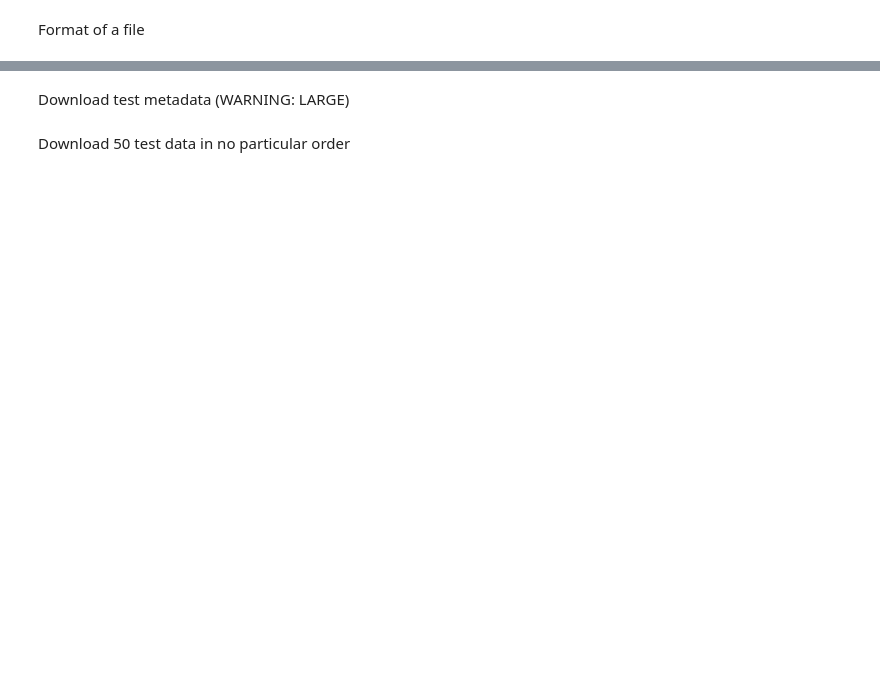
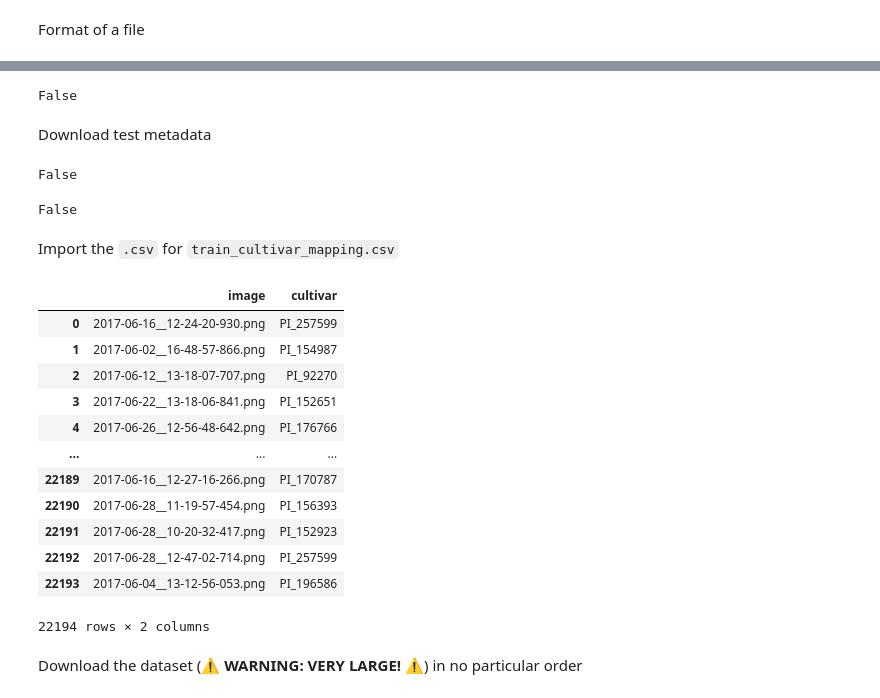
Before and after one commit to KevinLeeFM/herbarium-2022, a Jupyter notebook: kaggle.ipynb, the cells around one changed output, grey strips where cells are left out. Cells and saved outputs as stored; diff of their text form; code cells hidden in the pictures; blank space fills up the shorter version.

Commit message:
Excuse the very messy code

```diff
--- a/kaggle.ipynb
+++ b/kaggle.ipynb
@@ -35,14 +40,16 @@ import zipfile
 dataf = Path('data')
 
 def unzip_if_zipped(fpath):
+    fpath = f'{fpath}.zip'
+
     try:
         with zipfile.ZipFile(fpath, 'r') as zip_ref:
             zip_ref.extractall(Path(*Path(fpath).parts[:-1]))
 
+        Path(fpath).unlink()
+
     except FileNotFoundError:
         return
-
-    Path(fpath).unlink()
 
 # annoyingly, kaggle API doesn't offer auto-unzip for competition download--if they decided to zip it: https://github.com/Kaggle/kaggle-api/pull/231
 # so we auto-unzip ourselves...
@@ -50,14 +57,50 @@ def unzip_if_zipped(fpath):
 def downloadf(dataf, comp, fref):
     if not (dataf / fref).exists():
         path = dataf / Path(*Path(fref).parts[:-1])
-        api.competition_download_file(comp.ref, fref, path=path)
-        unzip_if_zipped(f'{dataf / fref}.zip')
+        api.competition_download_file(comp, fref, path=path)
+        unzip_if_zipped(dataf / fref)
+        return True
+
+    return False
 
 # here's an example
-downloadf(dataf, comp, 'train_images/008/11/00811__005.jpg')
+downloadf(dataf, comp, 'test/1001197278.png')
+# %% [output]
+False
 # %% [markdown]
-Download test metadata (WARNING: LARGE)
+Download test metadata
 # %%
-downloadf(dataf, comp, 'test_metadata.json')
+# downloadf(dataf, comp, 'test_metadata.json')
+# %% [output]
+False
+# %%
+downloadf(dataf, comp, 'train_cultivar_mapping.csv')
+# %% [output]
+False
+# %% [markdown]
+Import the `.csv` for `train_cultivar_mapping.csv`
+# %%
+import pandas as pd
+
+train_metadata = None
+
+with open(Path(dataf / 'train_cultivar_mapping.csv')) as fp:
+    train_metadata = pd.read_csv(fp)
+
+train_metadata
+# %% [output]
+|  | image | cultivar |
+| 0 | 2017-06-16__12-24-20-930.png | PI_257599 |
+| 1 | 2017-06-02__16-48-57-866.png | PI_154987 |
+| 2 | 2017-06-12__13-18-07-707.png | PI_92270 |
+| 3 | 2017-06-22__13-18-06-841.png | PI_152651 |
+| 4 | 2017-06-26__12-56-48-642.png | PI_176766 |
+| ... | ... | ... |
+| 22189 | 2017-06-16__12-27-16-266.png | PI_170787 |
+| 22190 | 2017-06-28__11-19-57-454.png | PI_156393 |
+| 22191 | 2017-06-28__10-20-32-417.png | PI_152923 |
+| 22192 | 2017-06-28__12-47-02-714.png | PI_257599 |
+| 22193 | 2017-06-04__13-12-56-053.png | PI_196586 |
+22194 rows × 2 columns
 # %% [markdown]
-Download 50 test data in no particular order
+Download the dataset (**⚠️ WARNING: VERY LARGE! ⚠️**) in no particular order
```
Also changed, not shown: parts of 7 cells of this notebook, 6 other files.
